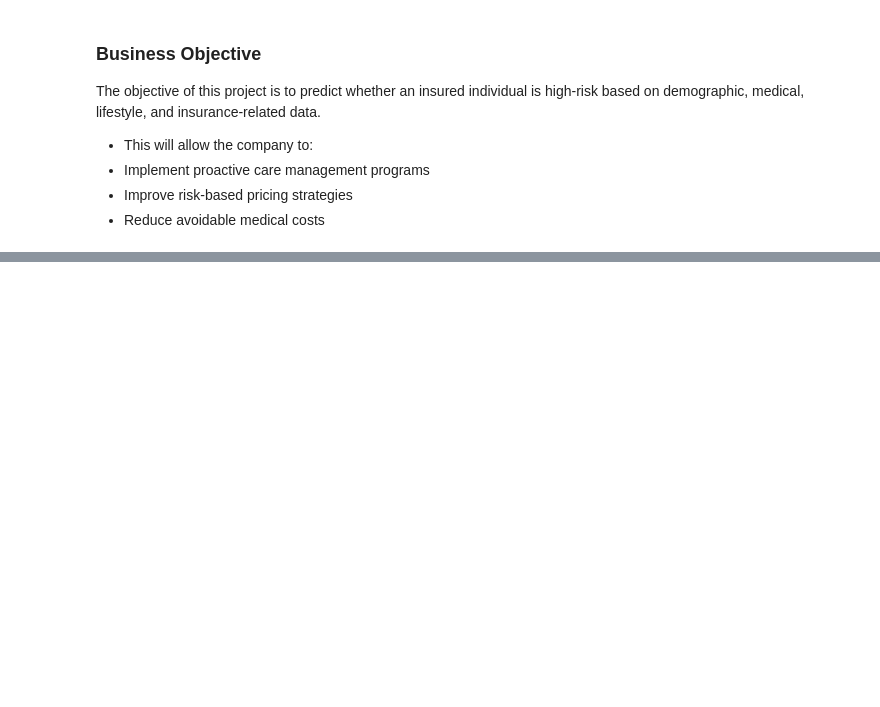
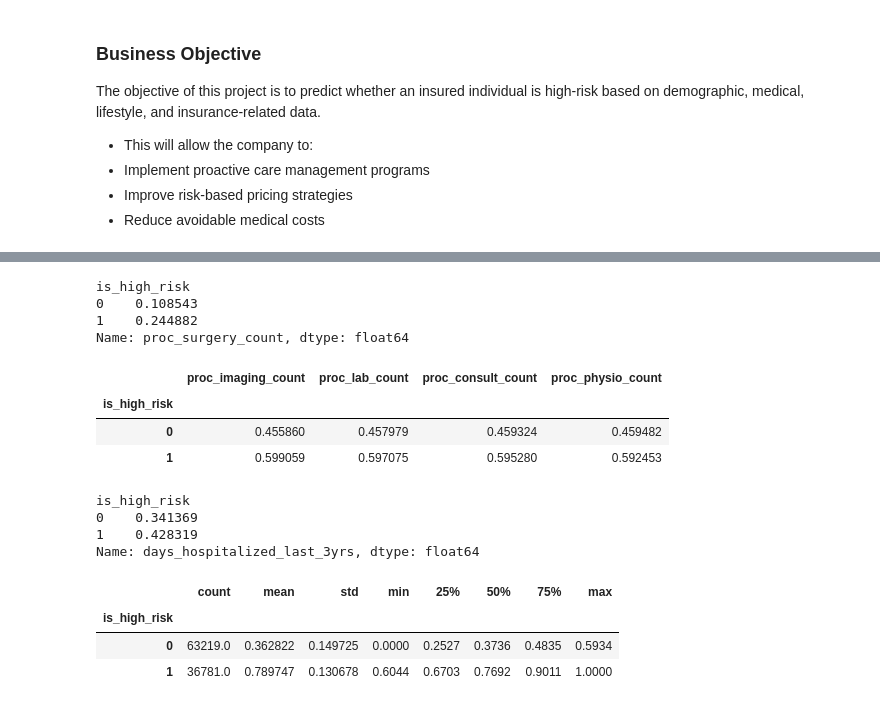
Before and after one commit to Vincent-Muteti/Phase3-Project, a Jupyter notebook: index.ipynb, the cells around one changed output, grey strips where cells are left out. Saved outputs shown, nothing was run; the diff lists cells and outputs as text; code cells hidden in the pictures; blank space fills up the shorter version.

```diff
--- a/index.ipynb
+++ b/index.ipynb
@@ -15,0 +149,44 @@ The objective of this project is to predict whether an insured individual is hig
+# %%
+# Procedures & Interventions vs Risk
+df.groupby('is_high_risk')['proc_surgery_count'].mean()
+# Medical procedures signal severity and cost intensity
+# %% [output]
+is_high_risk
+0    0.108543
+1    0.244882
+Name: proc_surgery_count, dtype: float64
+# %%
+# Diagnostic & Support Procedures
+procedure_cols = [
+    'proc_imaging_count',
+    'proc_lab_count',
+    'proc_consult_count',
+    'proc_physio_count'
+]
+
+df.groupby('is_high_risk')[procedure_cols].mean()
+# High-risk individuals undergo more medical procedures, indicating higher resource utilization.
+# %% [output]
+|  | proc_imaging_count | proc_lab_count | proc_consult_count | proc_physio_count |
+| is_high_risk |  |  |  |  |
+| 0 | 0.455860 | 0.457979 | 0.459324 | 0.459482 |
+| 1 | 0.599059 | 0.597075 | 0.595280 | 0.592453 |
+# %%
+# Days Hospitalized
+df.groupby('is_high_risk')['days_hospitalized_last_3yrs'].mean()
+# High-risk individuals experience more frequent and longer hospital stays, contributing significantly to increased healthcare costs
+# %% [output]
+is_high_risk
+0    0.341369
+1    0.428319
+Name: days_hospitalized_last_3yrs, dtype: float64
+# %%
+# Risk Score Validation
+df.groupby('is_high_risk')['risk_score'].describe()
+# High-risk group should have higher average risk scores
+# Confirms internal consistency of the dataset
+# %% [output]
+|  | count | mean | std | min | 25% | 50% | 75% | max |
+| is_high_risk |  |  |  |  |  |  |  |  |
+| 0 | 63219.0 | 0.362822 | 0.149725 | 0.0000 | 0.2527 | 0.3736 | 0.4835 | 0.5934 |
+| 1 | 36781.0 | 0.789747 | 0.130678 | 0.6044 | 0.6703 | 0.7692 | 0.9011 | 1.0000 |
```
Also changed, not shown: parts of 30 cells of this notebook.
